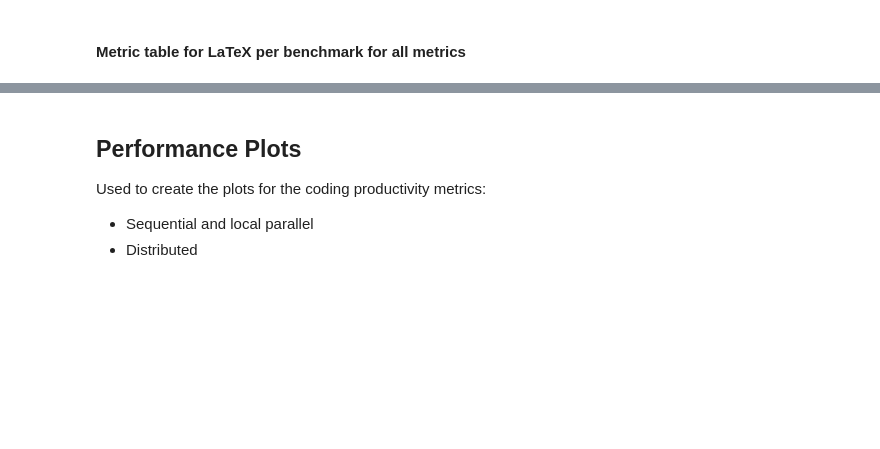
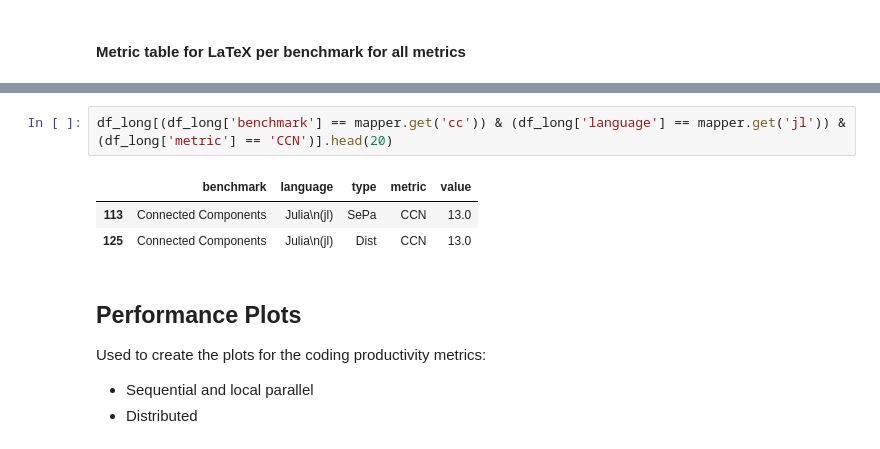
Before and after one commit to GuilloteauQ/daphnesched2, a Jupyter notebook: plots/plots.ipynb, the cells around one changed output, grey strips where cells are left out. Saved outputs shown, nothing was run; the diff lists cells and outputs as text; blank space fills up the shorter version.

```diff
--- a/plots/plots.ipynb
+++ b/plots/plots.ipynb
@@ -569,3 +590,9 @@ print('\n \\\\ \\hline[dashed]\n'.join(table_lines))
+# %%
+df_long[(df_long['benchmark'] == mapper.get('cc')) & (df_long['language'] == mapper.get('jl')) & (df_long['metric'] == 'CCN')].head(20)
+# %% [output]
+|  | benchmark | language | type | metric | value |
+| 113 | Connected Components | Julia\n(jl) | SePa | CCN | 13.0 |
+| 125 | Connected Components | Julia\n(jl) | Dist | CCN | 13.0 |
 # %% [markdown]
 ## Performance Plots
 <a id='perf'></a>
```
Also changed, not shown: parts of 5 cells of this notebook, 12 other files.
